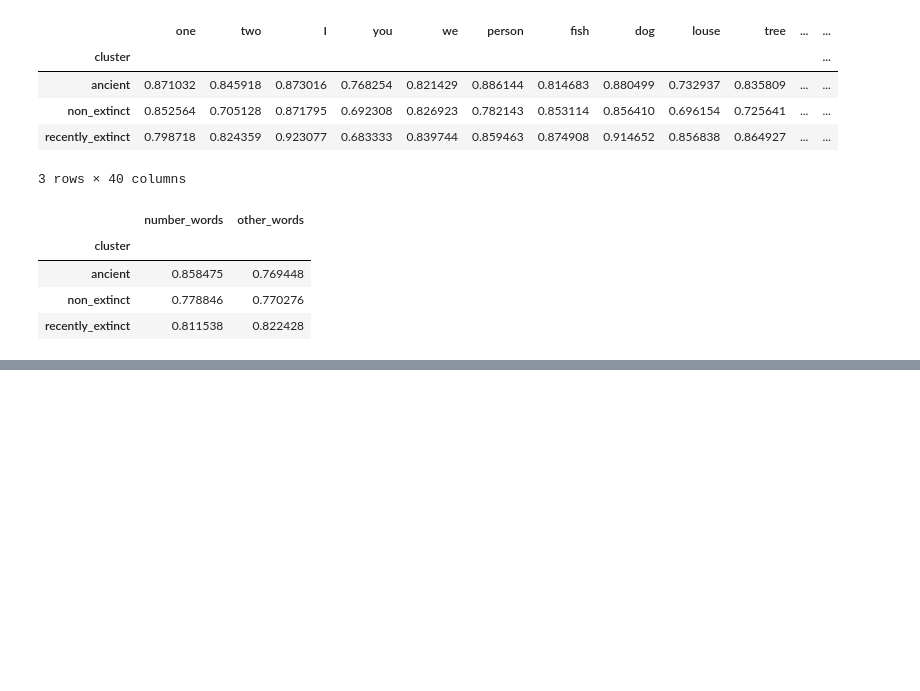
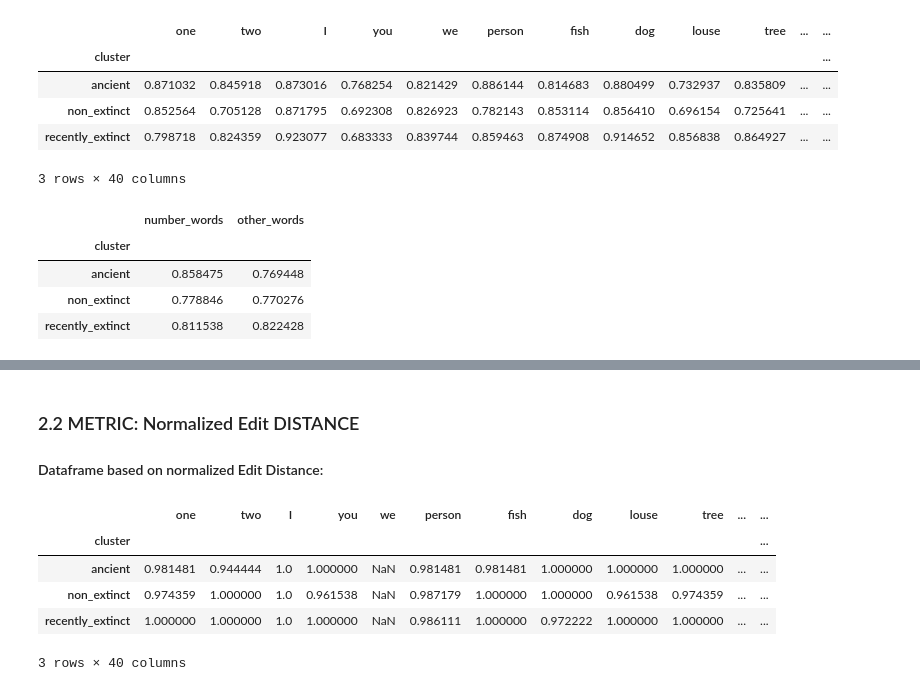
Before and after one commit to sidsvash26/history_of_number_words, a Jupyter notebook: Project_2_History_of_Number_words.ipynb, the cells around one changed output, grey strips where cells are left out. Saved outputs shown, nothing was run; the diff lists cells and outputs as text; code cells hidden in the pictures; blank space fills up the shorter version.

```diff
--- a/Project_2_History_of_Number_words.ipynb
+++ b/Project_2_History_of_Number_words.ipynb
@@ -365,0 +466,27 @@ df[['number_words', 'other_words']].groupby(level=['cluster']).mean()
+# %% [markdown]
+### 2.2 METRIC: Normalized Edit DISTANCE
+
+#### Dataframe based on normalized Edit Distance:
+# %%
+#Create an empty dataframe with columns as words and multi index (language, cluster)
+df = pd.DataFrame(columns = words, index = index_adv, dtype=float)
+
+for (lang, cluster) in all_langs:
+    for word in words:
+        try:
+            df.loc[(lang, cluster),word] = similarity_metric('norm_hamming', 'ENGLISH', lang, word)
+        except:
+            pass   #for words not found in a particular language
+
+
+
+#Missing Value imputations
+df.fillna(df.median(), inplace=True)
+df.groupby(level=['cluster']).mean()
+# %% [output]
+|  | one | two | I | you | we | person | fish | dog | louse | tree | ... | ... |
+| cluster |  |  |  |  |  |  |  |  |  |  |  | ... |
+| ancient | 0.981481 | 0.944444 | 1.0 | 1.000000 | NaN | 0.981481 | 0.981481 | 1.000000 | 1.000000 | 1.000000 | ... | ... |
+| non_extinct | 0.974359 | 1.000000 | 1.0 | 0.961538 | NaN | 0.987179 | 1.000000 | 1.000000 | 0.961538 | 0.974359 | ... | ... |
+| recently_extinct | 1.000000 | 1.000000 | 1.0 | 1.000000 | NaN | 0.986111 | 1.000000 | 0.972222 | 1.000000 | 1.000000 | ... | ... |
+3 rows × 40 columns
```
Also changed, not shown: parts of 33 cells of this notebook.
